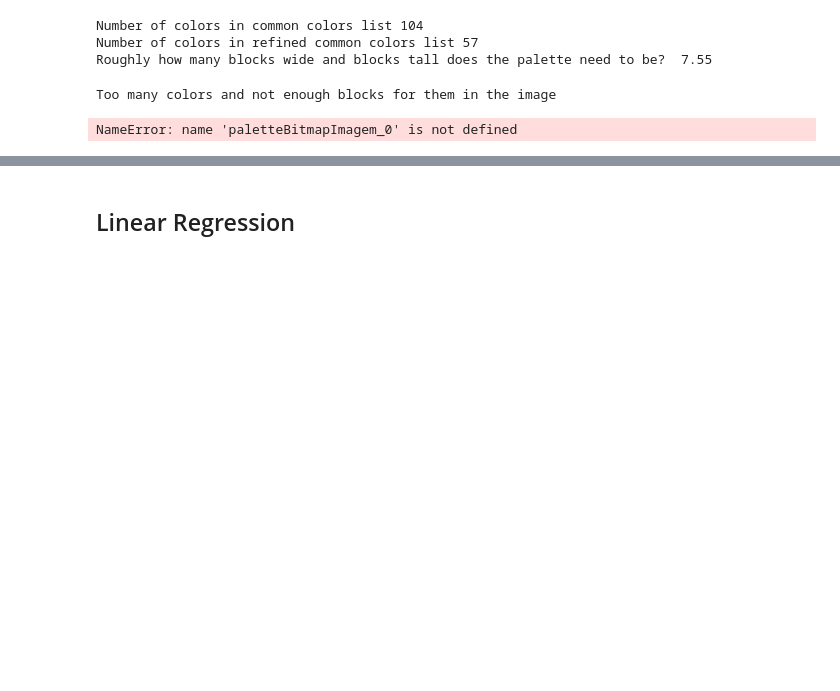
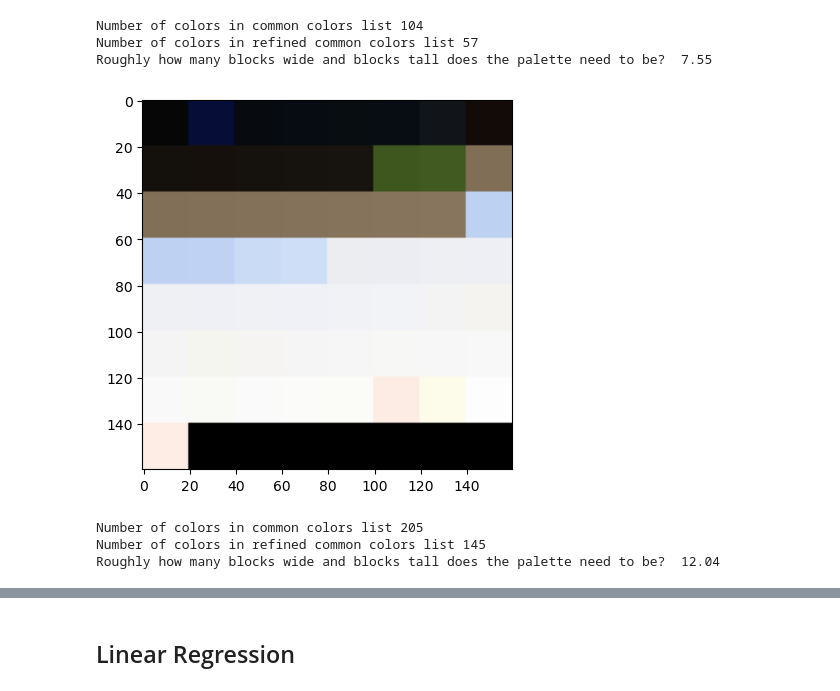
Before and after one commit to CoralCoveCreates/Chem-Game---Jellybean, a Jupyter notebook: Art/Python-Analytics/ColorPaletteAnalysis.ipynb, the cells around one changed output, grey strips where cells are left out. Saved outputs shown, nothing was run; the diff lists cells and outputs as text; code cells hidden in the pictures; blank space fills up the shorter version.

Commit message:
Added more palette plots

```diff
--- a/Art/Python-Analytics/ColorPaletteAnalysis.ipynb
+++ b/Art/Python-Analytics/ColorPaletteAnalysis.ipynb
@@ -395,11 +395,16 @@ Number of colors in refined common colors list 57
 Roughly how many blocks wide and blocks tall does the palette need to be?  7.55
 # %%
 try:
-    paletteBitmapImagem_0 = makePaletteBitmapImagem(nBlocksWide=8, nBlocksHigh=7, colorl=colorl_gt5000_ls10000)
+    paletteBitmapImagem_1 = makePaletteBitmapImagem(nBlocksWide=8, nBlocksHigh=8, colorl=colorl_gt5000_ls10000)
 except ValueError as e:
     print(e)
-plt.imshow(paletteBitmapImagem_0)
+plt.imshow(paletteBitmapImagem_1)
 plt.show()
 # %% [output]
-Too many colors and not enough blocks for them in the image
-NameError: name 'paletteBitmapImagem_0' is not defined
+[figure, added]
+# %%
+colorl_gt1000_ls1050 = makeColorl(colorCountsm_=colorCountsm, lowerbound_=1000, upperbound_=1050)
+# %% [output]
+Number of colors in common colors list 205
+Number of colors in refined common colors list 145
+Roughly how many blocks wide and blocks tall does the palette need to be?  12.04
```
Also changed, not shown: parts of 5 cells of this notebook.
